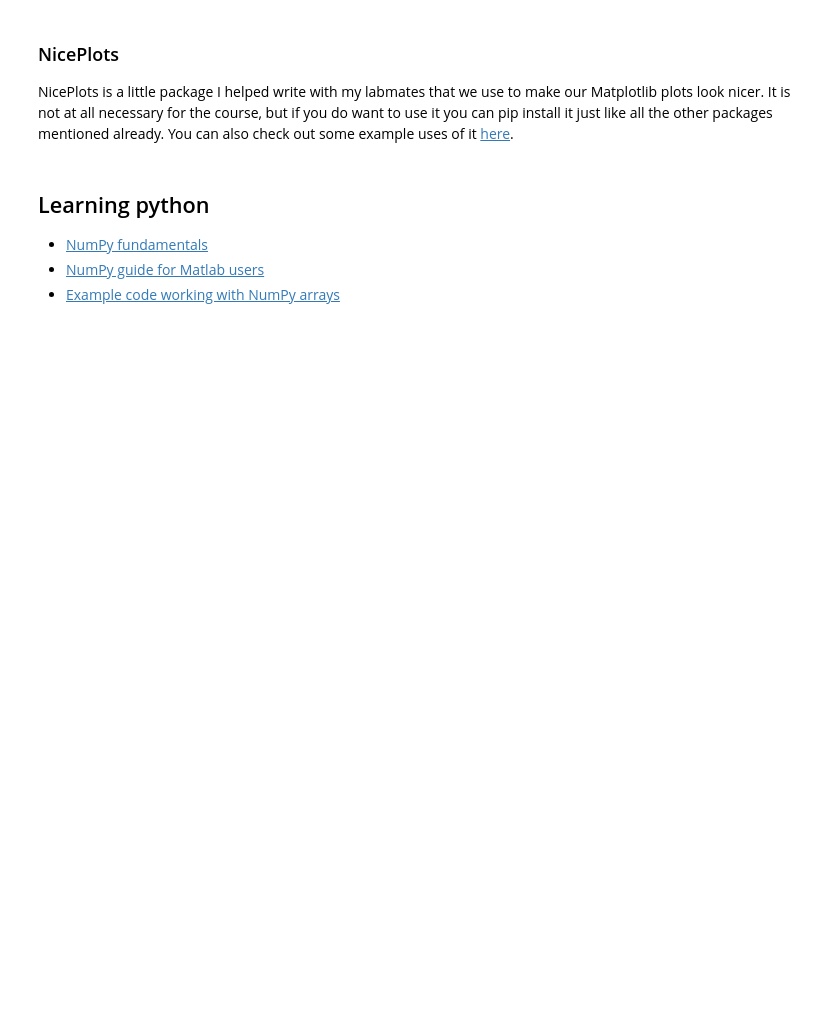
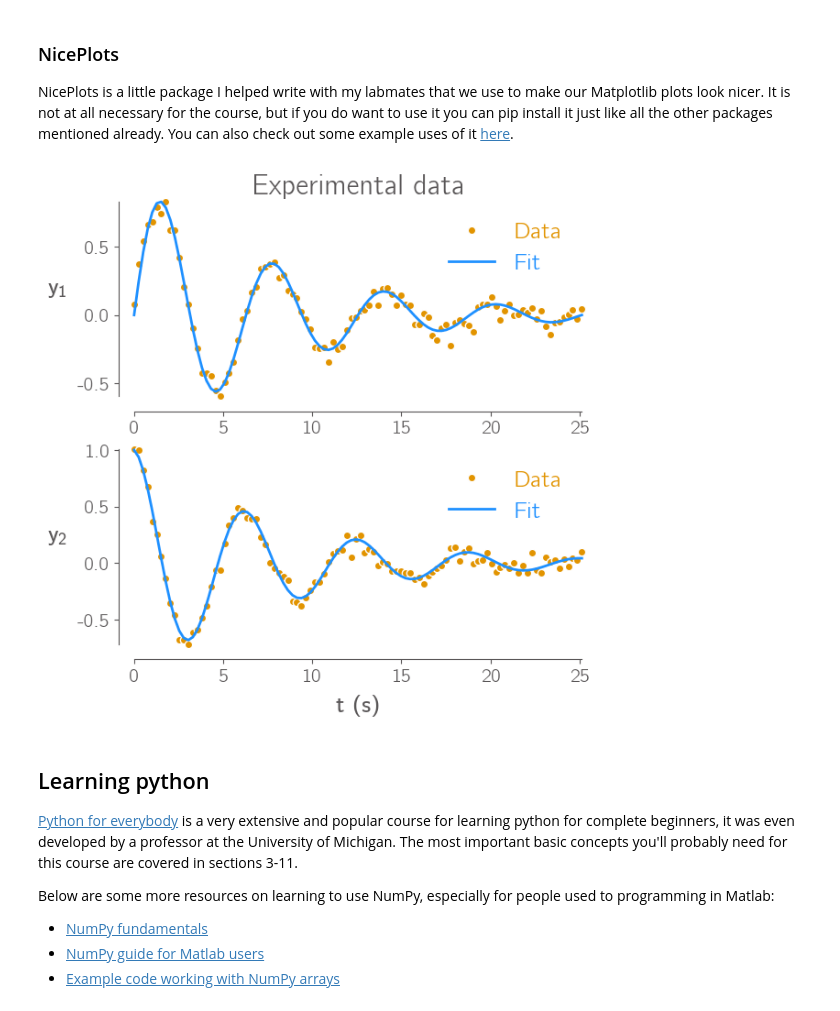
Before and after one commit to A-CGray/AE523-Fall23, a Jupyter notebook: Content/PythonSetup.ipynb, the cells around one changed output. Saved outputs shown, nothing was run; the diff lists cells and outputs as text; code cells hidden in the pictures; blank space fills up the shorter version.

Commit message:
Add some more stuff to the python guide

```diff
--- a/Content/PythonSetup.ipynb
+++ b/Content/PythonSetup.ipynb
@@ -142,8 +208,38 @@ This makes it much clearer in your code which data is being plotted on which fig
 NicePlots is a little package I helped write with my labmates that we use to make our Matplotlib plots look nicer.
 It is not at all necessary for the course, but if you do want to use it you can pip install it just like all the other packages mentioned already.
 You can also check out some example uses of it [here](https://mdolab-niceplots.readthedocs-hosted.com/en/latest/auto_examples/index.html).
+# %%
+import niceplots
+
+plt.style.use(niceplots.get_style())
+
+# Repeat the same plot as above, but now with the niceplots style
+fig, axes = plt.subplots(nrows=2, sharex=True, figsize=(6, 6))
+
+# Set the axis labels and tick marks
+axes[0].set_ylabel("$y_1$", rotation="horizontal", ha="right")
+axes[1].set_ylabel("$y_2$", rotation="horizontal", ha="right")
+axes[1].set_xlabel("t (s)")
+axes[0].set_title("Experimental data")
+
+axes[0].plot(x, y1_experiment, "o", label="Data", clip_on=False)
+axes[0].plot(x, y1, "-", label="Fit", clip_on=False)
+
+axes[1].plot(x, y2_experiment, "o", label="Data", clip_on=False)
+axes[1].plot(x, y2, "-", label="Fit", clip_on=False)
+
+for axis in axes:
+    axis.legend(labelcolor="linecolor")
+    niceplots.adjust_spines(axis)
+# %% [output]
+[figure, added]
 # %% [markdown]
 ## Learning python
+
+[Python for everybody](https://www.py4e.com/lessons) is a very extensive and popular course for learning python for complete beginners, it was even developed by a professor at the University of Michigan.
+The most important basic concepts you'll probably need for this course are covered in sections 3-11.
+
+Below are some more resources on learning to use NumPy, especially for people used to programming in Matlab:
 
 - [NumPy fundamentals](https://numpy.org/doc/stable/user/basics.html)
 - [NumPy guide for Matlab users](https://numpy.org/doc/stable/user/numpy-for-matlab-users.html)
```
Also changed, not shown: parts of 6 cells of this notebook, 2 other files.
